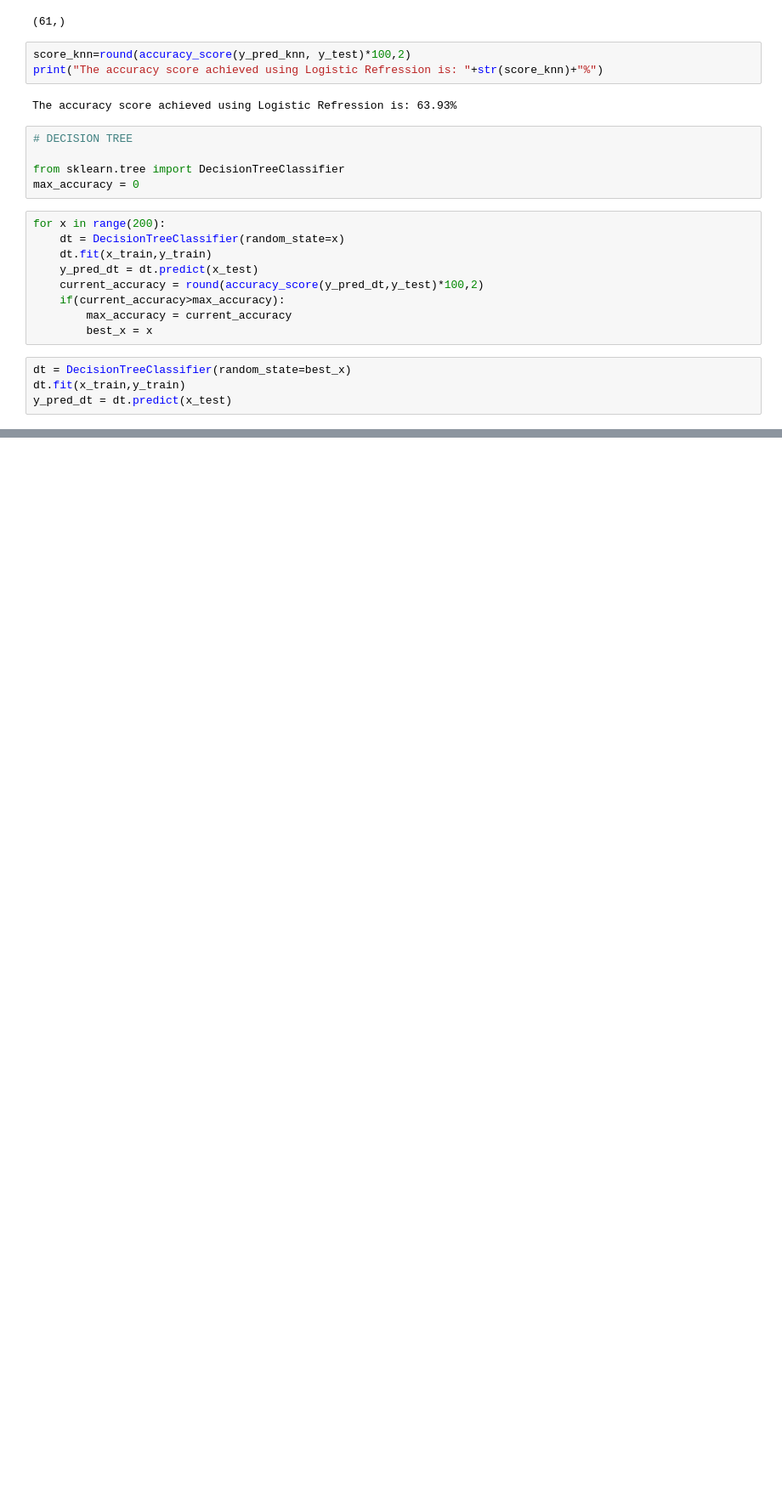
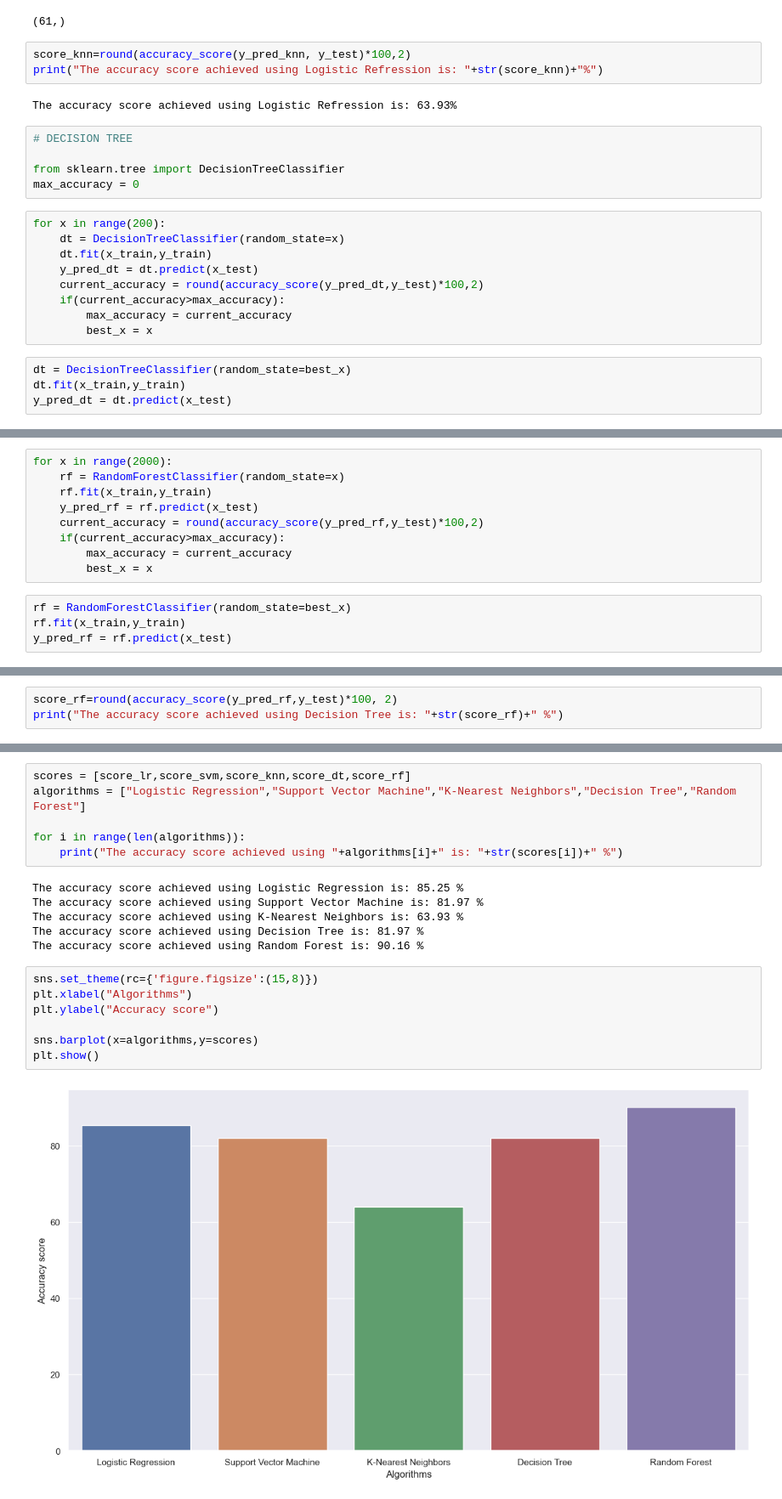
Before and after one commit to dipa-ghosh11/Heart-Disease-Prediction, a Jupyter notebook: code.ipynb, the cells around one changed output, grey strips where cells are left out. Shown: that part at 85% size. Cells and saved outputs as stored; diff of their text form; blank space fills up the shorter version.

Commit message:
Random forest model added

```diff
--- a/code.ipynb
+++ b/code.ipynb
@@ -254,0 +270,13 @@ y_pred_dt = dt.predict(x_test)
+# %%
+for x in range(2000):
+    rf = RandomForestClassifier(random_state=x)
+    rf.fit(x_train,y_train)
+    y_pred_rf = rf.predict(x_test)
+    current_accuracy = round(accuracy_score(y_pred_rf,y_test)*100,2)
+    if(current_accuracy>max_accuracy):
+        max_accuracy = current_accuracy
+        best_x = x
+# %%
+rf = RandomForestClassifier(random_state=best_x)
+rf.fit(x_train,y_train)
+y_pred_rf = rf.predict(x_test)
@@ -254,0 +287,3 @@ y_pred_dt = dt.predict(x_test)
+# %%
+score_rf=round(accuracy_score(y_pred_rf,y_test)*100, 2)
+print("The accuracy score achieved using Decision Tree is: "+str(score_rf)+" %")
@@ -254,0 +292,21 @@ y_pred_dt = dt.predict(x_test)
+# %%
+scores = [score_lr,score_svm,score_knn,score_dt,score_rf]
+algorithms = ["Logistic Regression","Support Vector Machine","K-Nearest Neighbors","Decision Tree","Random Forest"]
+
+for i in range(len(algorithms)):
+    print("The accuracy score achieved using "+algorithms[i]+" is: "+str(scores[i])+" %")
+# %% [output]
+The accuracy score achieved using Logistic Regression is: 85.25 %
+The accuracy score achieved using Support Vector Machine is: 81.97 %
+The accuracy score achieved using K-Nearest Neighbors is: 63.93 %
+The accuracy score achieved using Decision Tree is: 81.97 %
+The accuracy score achieved using Random Forest is: 90.16 %
+# %%
+sns.set_theme(rc={'figure.figsize':(15,8)})
+plt.xlabel("Algorithms")
+plt.ylabel("Accuracy score")
+
+sns.barplot(x=algorithms,y=scores)
+plt.show()
+# %% [output]
+[figure, added]
```
Also changed, not shown: parts of 7 cells of this notebook.
